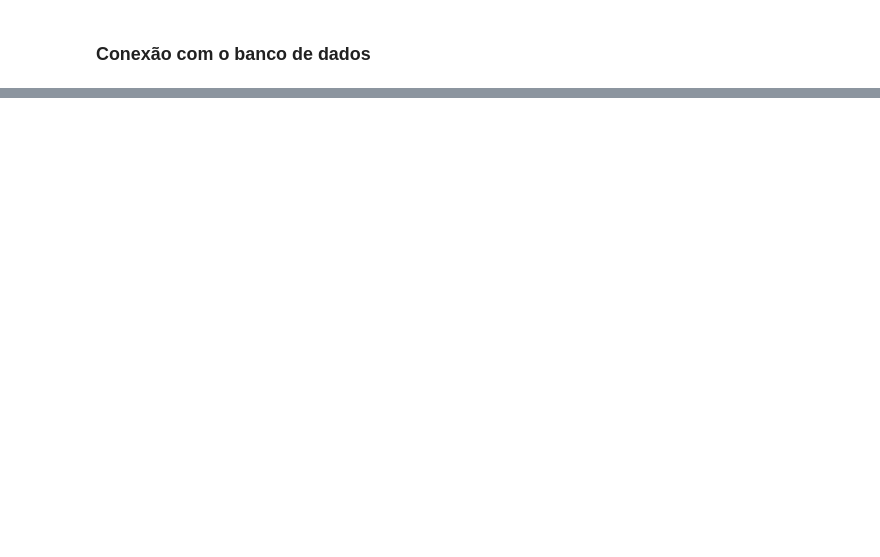
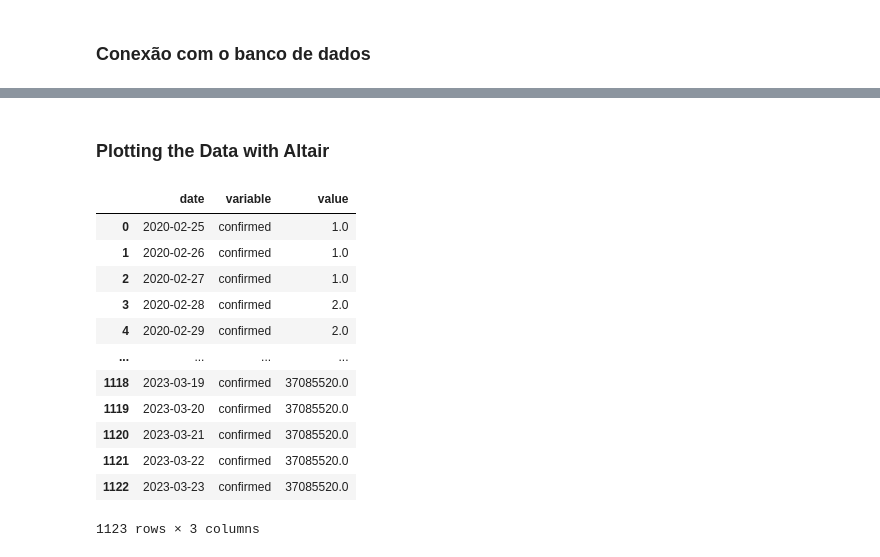
Before and after one commit to heitortanoue/time-series, a Jupyter notebook: python/streamlit/notebooks/test.ipynb, the cells around one changed output, grey strips where cells are left out. Drawn from its saved outputs; the diff is of its cells as text; code cells hidden in the pictures; blank space fills up the shorter version.

```diff
--- a/python/streamlit/notebooks/test.ipynb
+++ b/python/streamlit/notebooks/test.ipynb
@@ -104,0 +210,19 @@ df
+# %% [markdown]
+### Plotting the Data with Altair
+# %%
+test_df = br_confirmed.reset_index()
+test_df.melt(id_vars='date')
+# %% [output]
+|  | date | variable | value |
+| 0 | 2020-02-25 | confirmed | 1.0 |
+| 1 | 2020-02-26 | confirmed | 1.0 |
+| 2 | 2020-02-27 | confirmed | 1.0 |
+| 3 | 2020-02-28 | confirmed | 2.0 |
+| 4 | 2020-02-29 | confirmed | 2.0 |
+| ... | ... | ... | ... |
+| 1118 | 2023-03-19 | confirmed | 37085520.0 |
+| 1119 | 2023-03-20 | confirmed | 37085520.0 |
+| 1120 | 2023-03-21 | confirmed | 37085520.0 |
+| 1121 | 2023-03-22 | confirmed | 37085520.0 |
+| 1122 | 2023-03-23 | confirmed | 37085520.0 |
+1123 rows × 3 columns
```
Also changed, not shown: parts of 11 cells of this notebook, 2 other files.
